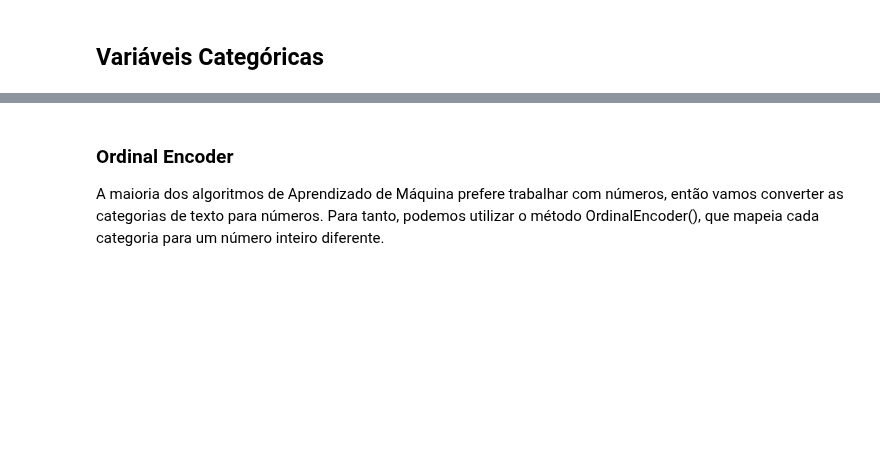
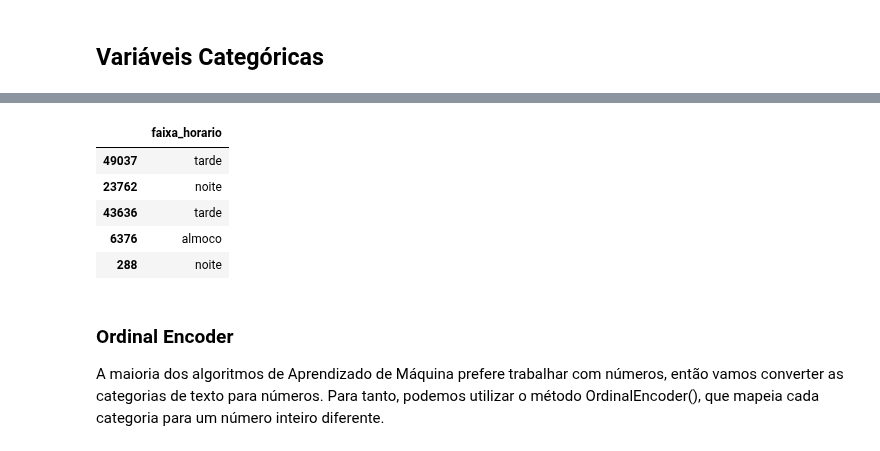
Before and after one commit to fFukurou/Python-for-Data-Science-and-Machine-Learning-Bootcamp, a Jupyter notebook: fiap/ML_PontaAPonta_1/ML_Ponta_a_Ponta_FIAP_Inicio_de_Aula.ipynb, the cells around one changed output, grey strips where cells are left out. Saved outputs shown, nothing was run; the diff lists cells and outputs as text; code cells hidden in the pictures; blank space fills up the shorter version.

```diff
--- a/fiap/ML_PontaAPonta_1/ML_Ponta_a_Ponta_FIAP_Inicio_de_Aula.ipynb
+++ b/fiap/ML_PontaAPonta_1/ML_Ponta_a_Ponta_FIAP_Inicio_de_Aula.ipynb
@@ -376,4 +430,13 @@ memory usage: 3.3 MB
 # %%
 #novo dataset com a seleção das variáveis categóricas
+df_orders_treatment_cat = df_orders_treatment[['faixa_horario']].copy()
+df_orders_treatment_cat.head()
+# %% [output]
+|  | faixa_horario |
+| 49037 | tarde |
+| 23762 | noite |
+| 43636 | tarde |
+| 6376 | almoco |
+| 288 | noite |
 # %%
 #import do OrdinalEncoder e do OneHotEncoder
```
Also changed, not shown: parts of 24 cells of this notebook, 2 other files.
